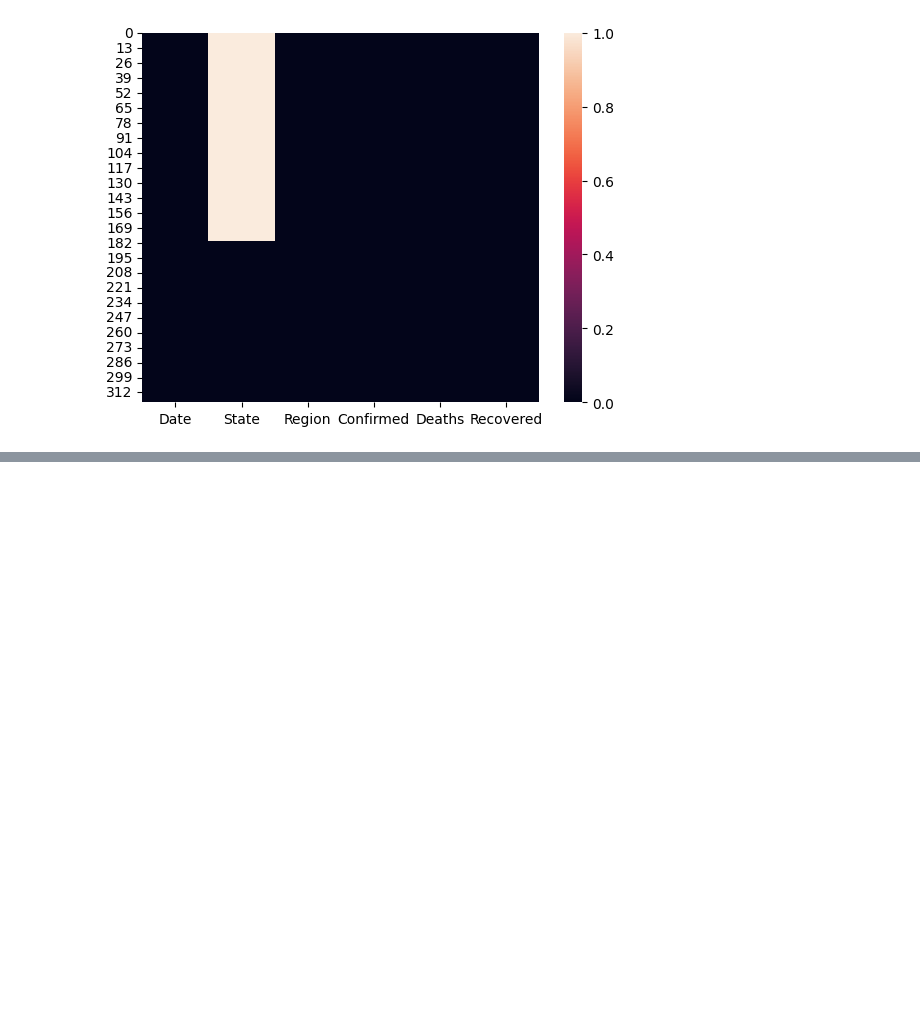
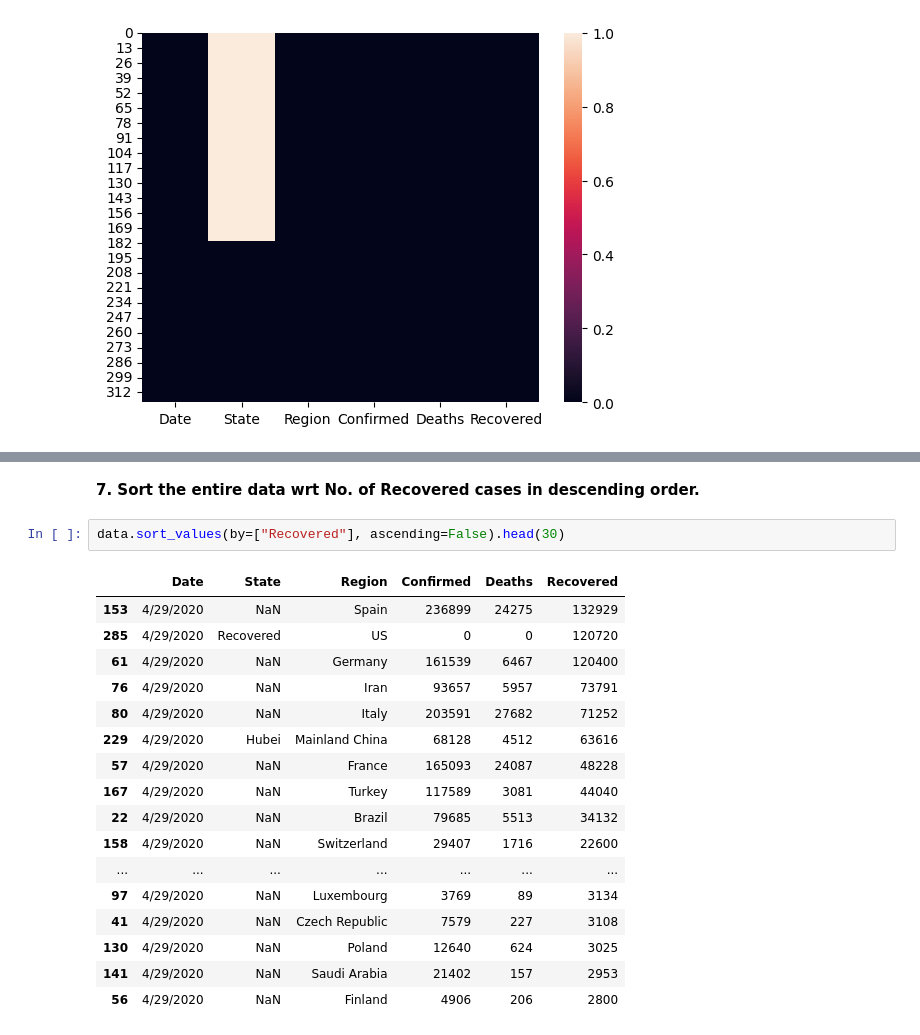
Before and after one commit to HadeerAltabaa/COVID-Data-Analysis, a Jupyter notebook: data-analysis.ipynb, the cells around one changed output, grey strips where cells are left out. Saved outputs shown, nothing was run; the diff lists cells and outputs as text; blank space fills up the shorter version.

```diff
--- a/data-analysis.ipynb
+++ b/data-analysis.ipynb
@@ -62,0 +287,22 @@ plt.show()
+# %% [markdown]
+**7. Sort the entire data wrt No. of Recovered cases in descending order.**
+# %%
+data.sort_values(by=["Recovered"], ascending=False).head(30)
+# %% [output]
+|  | Date | State | Region | Confirmed | Deaths | Recovered |
+| 153 | 4/29/2020 | NaN | Spain | 236899 | 24275 | 132929 |
+| 285 | 4/29/2020 | Recovered | US | 0 | 0 | 120720 |
+| 61 | 4/29/2020 | NaN | Germany | 161539 | 6467 | 120400 |
+| 76 | 4/29/2020 | NaN | Iran | 93657 | 5957 | 73791 |
+| 80 | 4/29/2020 | NaN | Italy | 203591 | 27682 | 71252 |
+| 229 | 4/29/2020 | Hubei | Mainland China | 68128 | 4512 | 63616 |
+| 57 | 4/29/2020 | NaN | France | 165093 | 24087 | 48228 |
+| 167 | 4/29/2020 | NaN | Turkey | 117589 | 3081 | 44040 |
+| 22 | 4/29/2020 | NaN | Brazil | 79685 | 5513 | 34132 |
+| 158 | 4/29/2020 | NaN | Switzerland | 29407 | 1716 | 22600 |
+| ... | ... | ... | ... | ... | ... | ... |
+| 97 | 4/29/2020 | NaN | Luxembourg | 3769 | 89 | 3134 |
+| 41 | 4/29/2020 | NaN | Czech Republic | 7579 | 227 | 3108 |
+| 130 | 4/29/2020 | NaN | Poland | 12640 | 624 | 3025 |
+| 141 | 4/29/2020 | NaN | Saudi Arabia | 21402 | 157 | 2953 |
+| 56 | 4/29/2020 | NaN | Finland | 4906 | 206 | 2800 |
```
Also changed, not shown: parts of 22 cells of this notebook.
